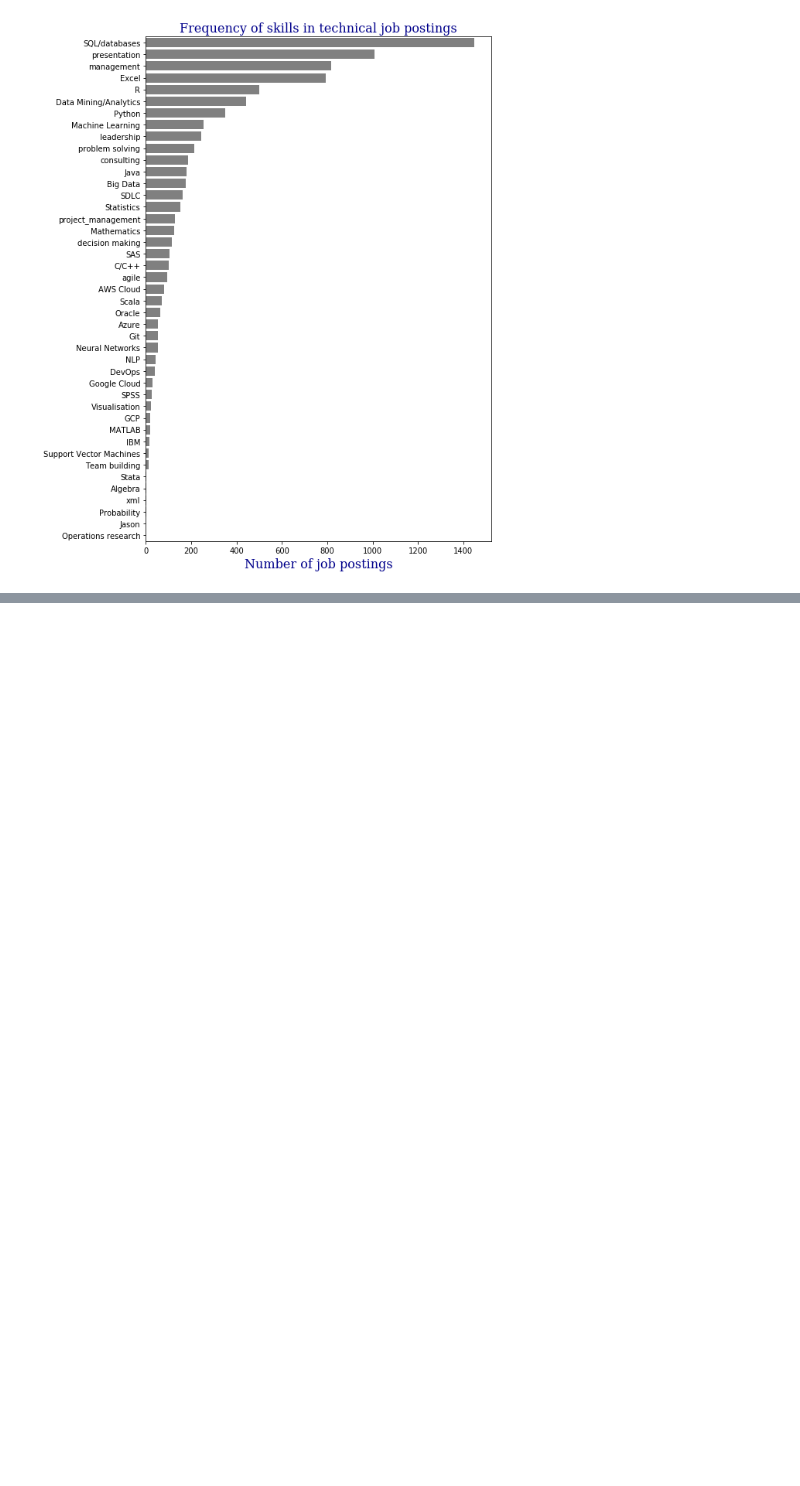
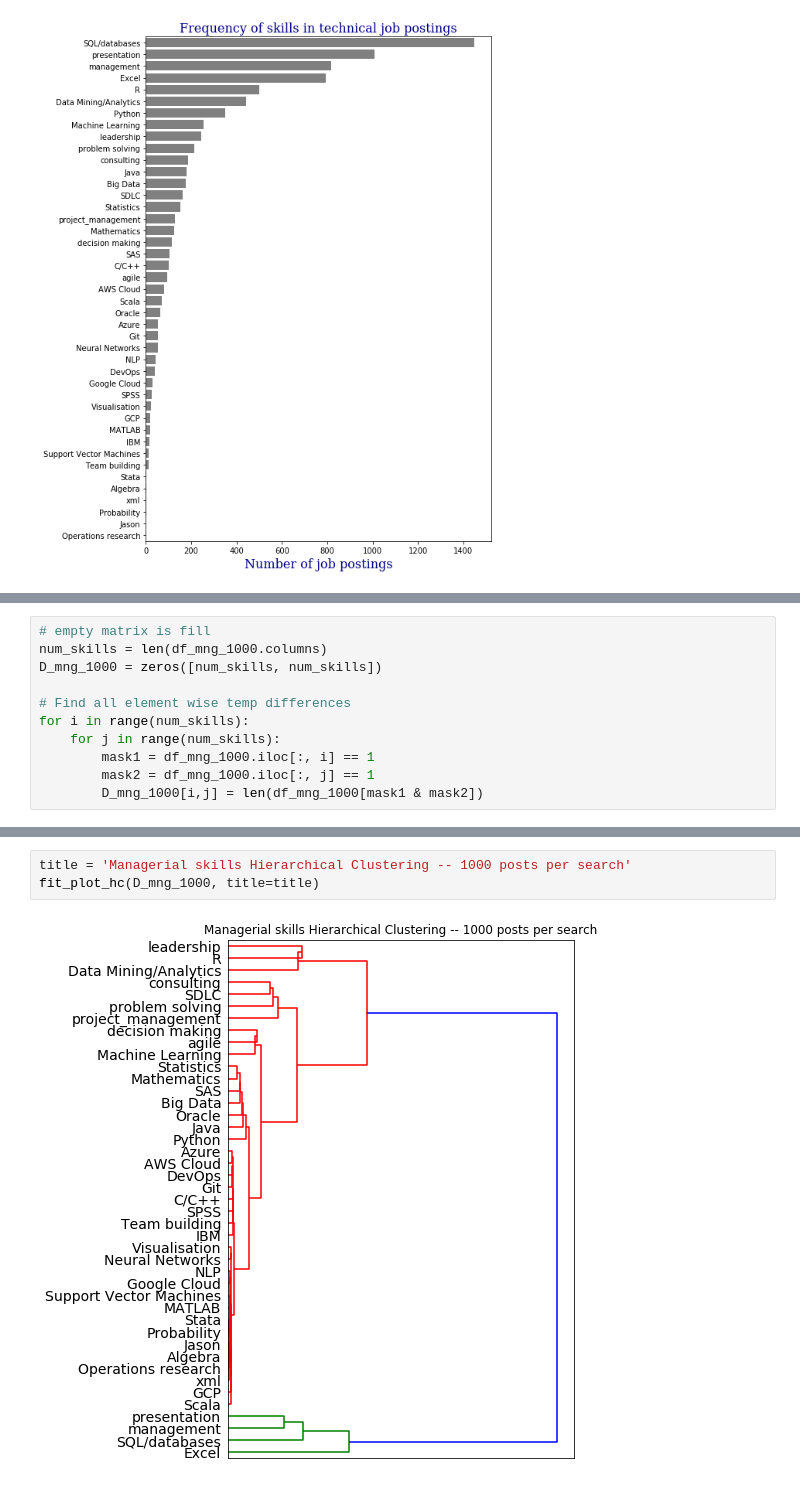
Before and after one commit to stepan-o/data-science-program-design, a Jupyter notebook: final_jupyter_notebook.ipynb, the cells around one changed output, grey strips where cells are left out. Cells and saved outputs as stored; diff of their text form; blank space fills up the shorter version.

```diff
--- a/final_jupyter_notebook.ipynb
+++ b/final_jupyter_notebook.ipynb
@@ -762,0 +847,11 @@ We use this information to design the curriculum of each course by teaching the
+# %%
+# empty matrix is fill
+num_skills = len(df_mng_1000.columns)
+D_mng_1000 = zeros([num_skills, num_skills])
+
+# Find all element wise temp differences
+for i in range(num_skills):
+    for j in range(num_skills):
+        mask1 = df_mng_1000.iloc[:, i] == 1
+        mask2 = df_mng_1000.iloc[:, j] == 1
+        D_mng_1000[i,j] = len(df_mng_1000[mask1 & mask2])
@@ -762,0 +894,5 @@ We use this information to design the curriculum of each course by teaching the
+# %%
+title = 'Managerial skills Hierarchical Clustering -- 1000 posts per search'
+fit_plot_hc(D_mng_1000, title=title)
+# %% [output]
+[figure, added]
```
Also changed, not shown: parts of 28 cells of this notebook.
